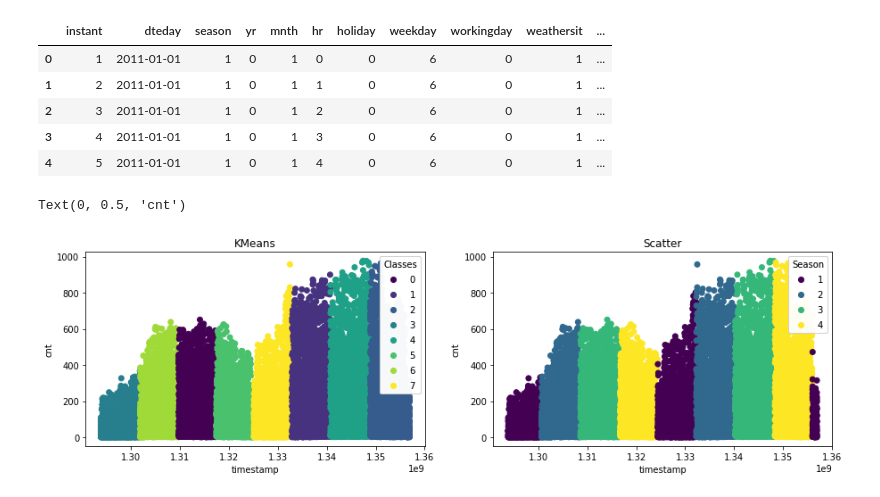
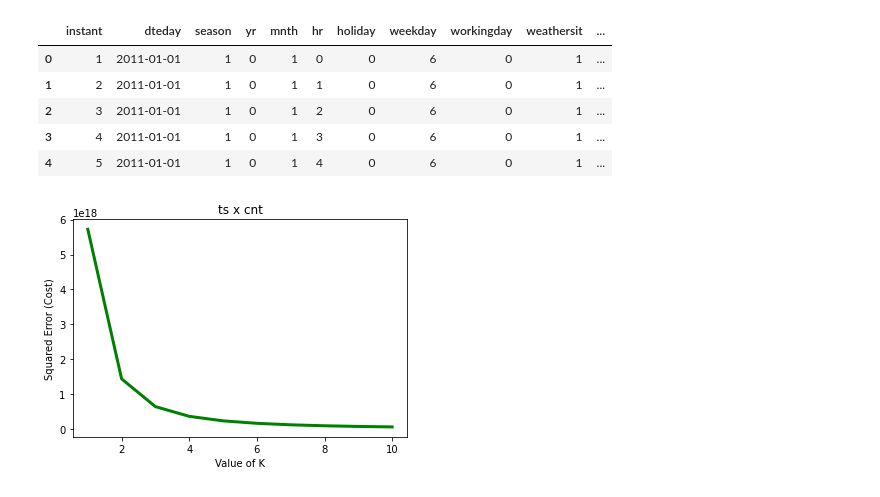
Before and after one commit to lucastsc/bike, a Jupyter notebook: bike.ipynb, the cells around one changed output. Saved outputs shown, nothing was run; the diff lists cells and outputs as text; code cells hidden in the pictures.

Commit message:
feat: add some kmeans analysis

```diff
--- a/bike.ipynb
+++ b/bike.ipynb
@@ -58,31 +58,51 @@ df.head()
 | 3 | 4 | 2011-01-01 | 1 | 0 | 1 | 3 | 0 | 6 | 0 | 1 | ... |
 | 4 | 5 | 2011-01-01 | 1 | 0 | 1 | 4 | 0 | 6 | 0 | 1 | ... |
 # %%
-#create timestamp colum based on datetime column
-df['ts'] = df['dteday'].values.astype(np.int64) // 10 ** 9
+#plot kmeans and scatter plot for x and y variables
+def plot_kmeans(k,df,xcol,ycol,labelling):
+    #application of kmeans
+    X = df[[xcol,ycol]]
+    kmeans = KMeans(n_clusters=k)
+    kmeans.fit(X)
+    predictions = kmeans.predict(X)
 
-#application of kmeans
-X = df[['ts','cnt']]
-kmeans = KMeans(n_clusters=8)
-kmeans.fit(X)
-predictions = kmeans.predict(X)
+    #comparing kmeans result to plotting grouping by labelling variable
+    fig, axs = plt.subplots(1,2, figsize=(15,4))
 
-#comparing kmeans result to plotting grouping by season
-fig, axs = plt.subplots(1,2, figsize=(15,4))
+    scatter = axs[0].scatter(X[xcol], X[ycol], c = predictions, label = predictions)
+    axs[0].set_title('KMeans')
+    legend1 = axs[0].legend(*scatter.legend_elements(), loc="upper right", title="Classes")
+    axs[0].add_artist(legend1)
+    axs[0].set_xlabel(xcol)
+    axs[0].set_ylabel(ycol)
 
-scatter = axs[0].scatter(X['ts'], X['cnt'], c = predictions, label = predictions)
-axs[0].set_title('KMeans')
-legend1 = axs[0].legend(*scatter.legend_elements(), loc="upper right", title="Classes")
-axs[0].add_artist(legend1)
-axs[0].set_xlabel('timestamp')
-axs[0].set_ylabel('cnt')
+    scatter = axs[1].scatter(X[xcol], X[ycol], c = df[labelling], label = df[labelling])
+    axs[1].set_title('Scatter')
+    legend1 = axs[1].legend(*scatter.legend_elements(), loc="upper right", title=labelling)
+    axs[1].add_artist(legend1)
+    axs[1].set_xlabel(xcol)
+    axs[1].set_ylabel(ycol)
 
-scatter = axs[1].scatter(X['ts'], X['cnt'], c = df['season'], label = df['season'])
-axs[1].set_title('Scatter')
-legend1 = axs[1].legend(*scatter.legend_elements(), loc="upper right", title="Season")
-axs[1].add_artist(legend1)
-axs[1].set_xlabel('timestamp')
-axs[1].set_ylabel('cnt')
+#function plots performance of kmeans for different values of k
+def elbow_method(X,title):
+    cost =[]
+    for i in range(1, 11):
+        KM = KMeans(n_clusters = i, max_iter = 500)
+        KM.fit(X)
+
+        # calculates squared error
+        # for the clustered points
+        cost.append(KM.inertia_)
+
+    # plot the cost against K values
+    plt.plot(range(1, 11), cost, color ='g', linewidth ='3')
+    plt.title(title)
+    plt.xlabel("Value of K")
+    plt.ylabel("Squared Error (Cost)")
+    plt.show() # clear the plot
-# %% [output]
-Text(0, 0.5, 'cnt')
-[figure, removed]
+# %%
+#create timestamp colum based on datetime column
+df['ts'] = df['dteday'].values.astype(np.int64) // 10 ** 9
+elbow_method(df[['ts','cnt']], 'ts x cnt')
+# %% [output]
+[figure, added]
```
Also changed, not shown: parts of 3 cells of this notebook.
